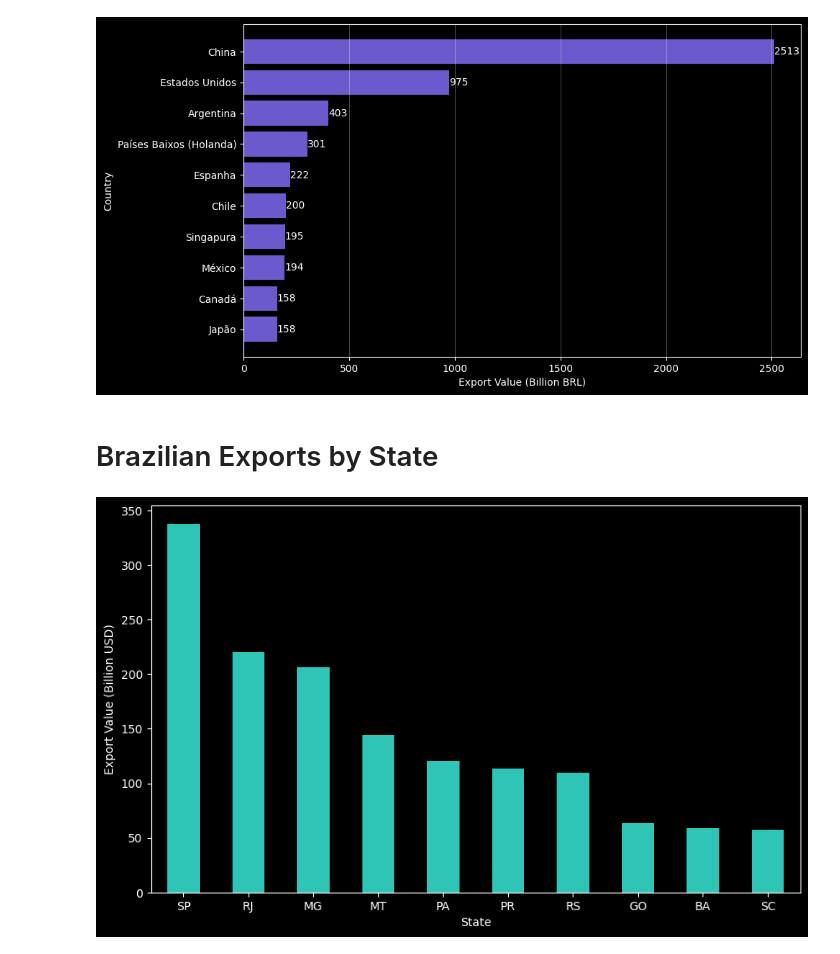
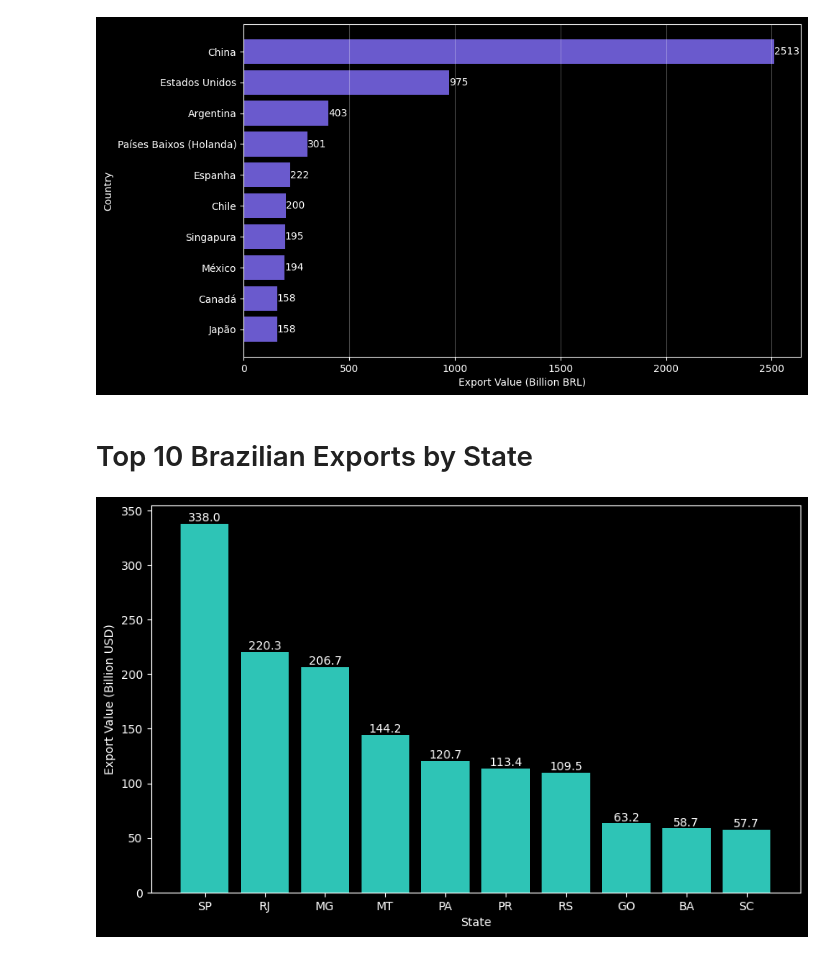
Before and after one commit to loregbrw/agro-xpto-data-analysis, a Jupyter notebook: notebooks/eda.ipynb, the cells around one changed output. Saved outputs shown, nothing was run; the diff lists cells and outputs as text; code cells hidden in the pictures.

Commit message:
feat: Top 10 states

```diff
--- a/notebooks/eda.ipynb
+++ b/notebooks/eda.ipynb
@@ -45,11 +45,15 @@ exports = fact.groupby("CO_ANO")["VL_FOB_BRL"].sum() / 1e12
 
 fig, ax = plt.subplots(figsize=(10,6))
 
-bars = ax.bar(exports.index.astype(str), exports.values)
+bars = ax.bar(
+    exports.index.astype(str),
+    exports.values,
+    color="#6C5CE7"
+)
 
 ax.set_title("Brazilian Exports by Year")
 ax.set_xlabel("Year")
-ax.set_ylabel("Export Value (Billions BRL)")
+ax.set_ylabel("Export Value (Trillions BRL)")
 
 for bar in bars:
     height = bar.get_height()
@@ -61,5 +65,7 @@ for bar in bars:
         va='bottom'
     )
 
+plt.grid(axis="y", alpha=0.3)
+
 plt.show()
 # %% [output]
@@ -177,7 +183,7 @@ fig, ax = plt.subplots(figsize=(10,6))
 bars = ax.bar(
     top_products.index.astype(str),
     top_products.values,
-    color="#FFD3B6"
+    color="#F4A261"
 )
 
 ax.set_ylabel("Export Value (Billion BRL)")
@@ -259,22 +265,39 @@ plt.show()
 Top Countries Importing from Brazil
 [figure]
 # %%
-display(HTML("<h1>Top 10 brazilian Exports by State</h1>"))
+display(HTML("<h1>Top 10 Brazilian Exports by State</h1>"))
 
 exports_by_state = (
     fact.groupby("SG_UF_NCM")["VL_FOB"]
     .sum()
     .sort_values(ascending=False)
     .head(10) / 1e9
 )
 
-exports_by_state.plot.bar(figsize=(10,6), color="#2EC4B6")
+fig, ax = plt.subplots(figsize=(10,6))
 
-plt.ylabel("Export Value (Billion USD)")
-plt.xlabel("State")
+bars = ax.bar(
+    exports_by_state.index,
+    exports_by_state.values,
+    color="#2EC4B6"
+)
+
+ax.set_ylabel("Export Value (Billion USD)")
+ax.set_xlabel("State")
+
 plt.xticks(rotation=0)
 
+for bar in bars:
+    height = bar.get_height()
+    ax.text(
+        bar.get_x() + bar.get_width()/2,
+        height,
+        f"{height:.1f}",
+        ha="center",
+        va="bottom"
+    )
+
 plt.show()
 # %% [output]
-Brazilian Exports by State
+Top 10 Brazilian Exports by State
-[figure, old version]
+[figure, new version]
```
Also changed, not shown: parts of 2 cells of this notebook.
